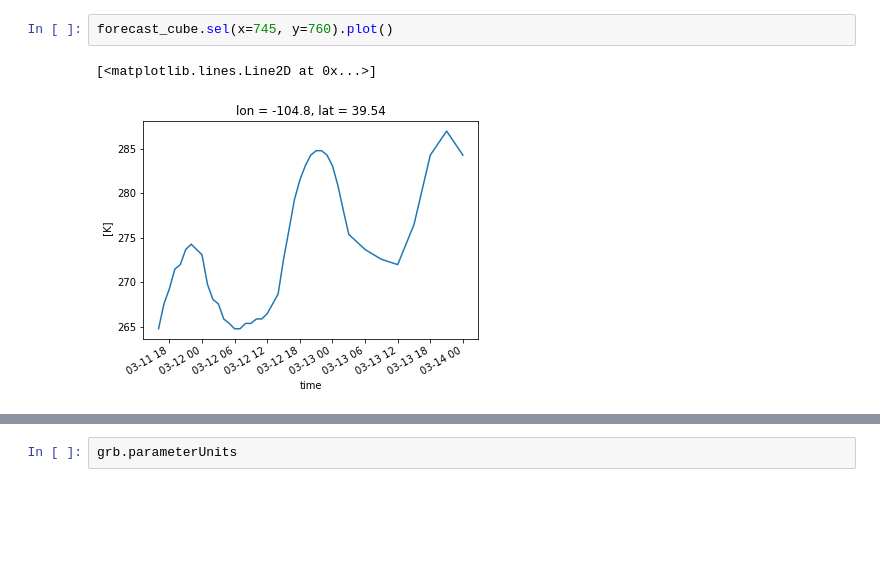
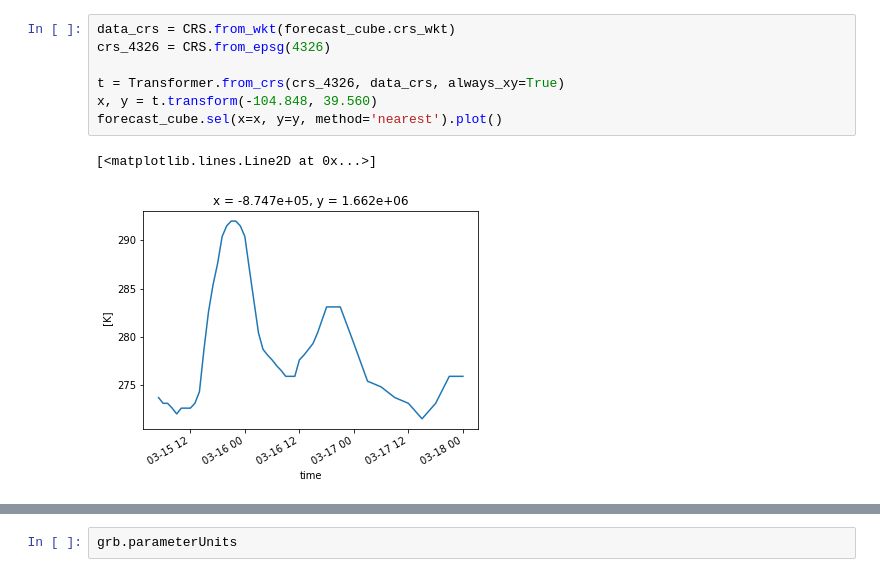
Before and after one commit to mharty3/energy_data_capstone, a Jupyter notebook: 00_data_source_exploration/weather_forecast_data.ipynb, the cells around one changed output, grey strips where cells are left out. Drawn from its saved outputs; the diff is of its cells as text; blank space fills up the shorter version.

```diff
--- a/00_data_source_exploration/weather_forecast_data.ipynb
+++ b/00_data_source_exploration/weather_forecast_data.ipynb
@@ -121,8 +176,13 @@ KeyError: 'no index found for coordinate lat'
-# %%
-forecast_cube.sel(x=745, y=760).plot()
-# %% [output]
-[<matplotlib.lines.Line2D at 0x...>]
-[figure, removed]
+# %%
+data_crs = CRS.from_wkt(forecast_cube.crs_wkt)
+crs_4326 = CRS.from_epsg(4326)
+
+t = Transformer.from_crs(crs_4326, data_crs, always_xy=True)
+x, y = t.transform(-104.848, 39.560)
+forecast_cube.sel(x=x, y=y, method='nearest').plot()
+# %% [output]
+[<matplotlib.lines.Line2D at 0x...>]
+[figure, added]
 # %%
 grb.keys()
 # %% [output]
```
Also changed, not shown: parts of 20 cells of this notebook, 2 other files.
